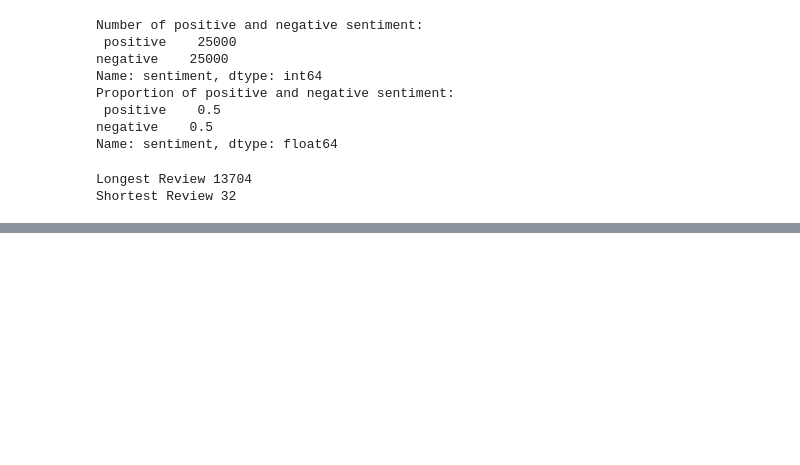
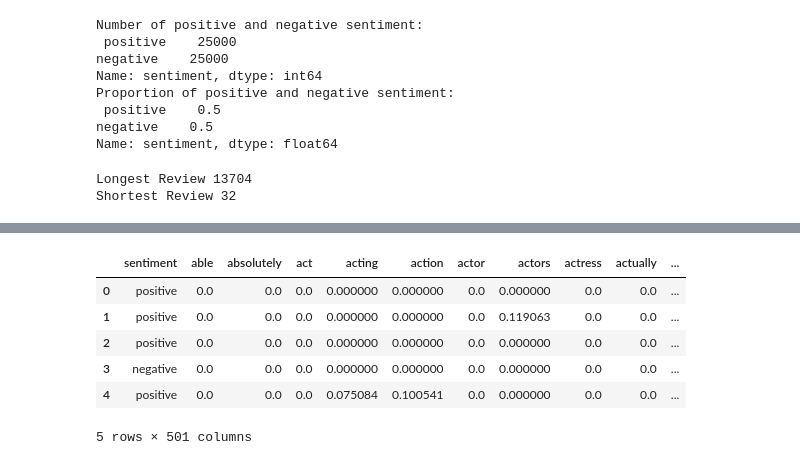
Before and after one commit to adikusuma14/Sentiment-Analysis-IMDB, a Jupyter notebook: sentiment_analysis.ipynb, the cells around one changed output, grey strips where cells are left out. Cells and saved outputs as stored; diff of their text form; code cells hidden in the pictures; blank space fills up the shorter version.

```diff
--- a/sentiment_analysis.ipynb
+++ b/sentiment_analysis.ipynb
@@ -88,0 +100,12 @@ data.head()
+# %%
+dropped = data.drop(['review', 'n_words'], axis=1)
+transform = pd.concat([dropped, df_transform], axis=1)
+transform.head()
+# %% [output]
+|  | sentiment | able | absolutely | act | acting | action | actor | actors | actress | actually | ... |
+| 0 | positive | 0.0 | 0.0 | 0.0 | 0.000000 | 0.000000 | 0.0 | 0.000000 | 0.0 | 0.0 | ... |
+| 1 | positive | 0.0 | 0.0 | 0.0 | 0.000000 | 0.000000 | 0.0 | 0.119063 | 0.0 | 0.0 | ... |
+| 2 | positive | 0.0 | 0.0 | 0.0 | 0.000000 | 0.000000 | 0.0 | 0.000000 | 0.0 | 0.0 | ... |
+| 3 | negative | 0.0 | 0.0 | 0.0 | 0.000000 | 0.000000 | 0.0 | 0.000000 | 0.0 | 0.0 | ... |
+| 4 | positive | 0.0 | 0.0 | 0.0 | 0.075084 | 0.100541 | 0.0 | 0.000000 | 0.0 | 0.0 | ... |
+5 rows × 501 columns
```
Also changed, not shown: parts of 8 cells of this notebook.
